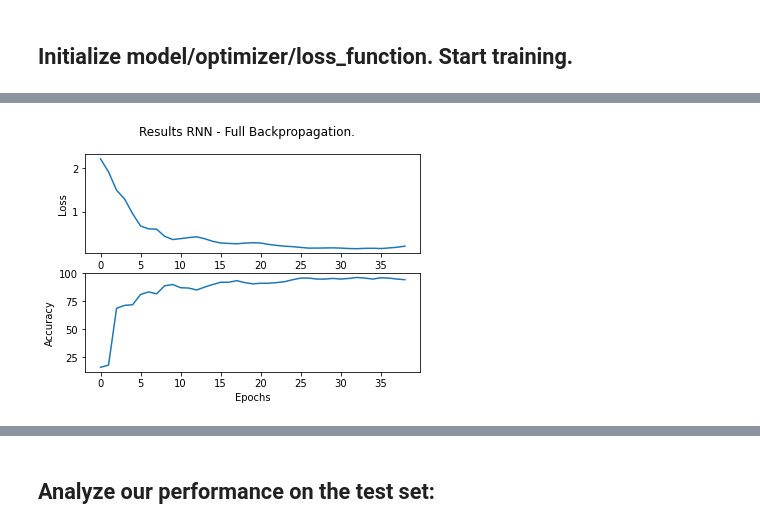
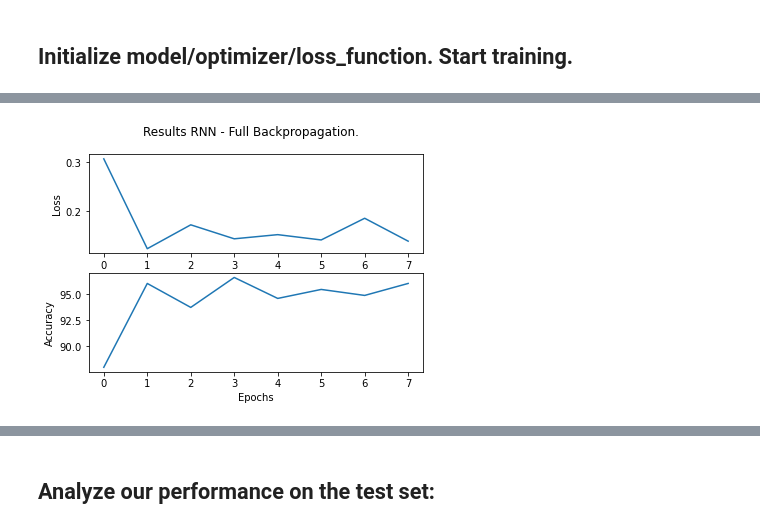
Before and after one commit to wiebetimmers/thesis_project, a Jupyter notebook: main_baseline_new.ipynb, the cells around one changed output, grey strips where cells are left out. Drawn from its saved outputs; the diff is of its cells as text; code cells hidden in the pictures.

Commit message:
Corrected some errors, implemented minibatch GD again
The reservoir now performs better  (around 30% accuracy) . Baseline model around 90% .

```diff
--- a/main_baseline_new.ipynb
+++ b/main_baseline_new.ipynb
@@ -240,7 +247,6 @@ def accuracy(pred_targets_list, gold_targets_list):
 
 # Evaluation -> used for validation and test set.
 def evaluation(val_loader, model, epoch, loss_function):
-    hidden = model.initHidden()
 
     #Evaluating our performance so far
     model.eval()
@@ -256,7 +262,7 @@ def evaluation(val_loader, model, epoch, loss_function):
     # Iterating over the validation set batches, acquiring tensor formatted results.
     for indx_batch, (batch, targets) in enumerate(val_loader):
 
-        output, hidden = model.forward(batch, hidden)
+        output = model.forward(batch)
         pred_targets = np.array([])
         for item in output:
             pred_targets = np.append(pred_targets, categoryFromOutput(item))
@@ -287,7 +293,6 @@ def training(model, train_loader, val_loader, num_epochs, optimizer, loss_functi
     loss_results = []
     best_loss = 10000 # Picking random high number to assure correct functionality
     loss_iter = 0
-    t = 0
 
     # Initialize hidden layers
 
@@ -296,15 +301,12 @@ def training(model, train_loader, val_loader, num_epochs, optimizer, loss_functi
 
     for epoch in range(num_epochs):
         # Training
-
-        # Initialize hidden layers
-        hidden = model.initHidden()
         model.train()
 
         # Processing batch by batch
         for indx_batch, (batch, targets) in enumerate(train_loader):
 
-            output, hidden = model.forward(batch, hidden)
+            output = model.forward(batch)
 
             targets = targets.long()
 
@@ -313,13 +315,10 @@ def training(model, train_loader, val_loader, num_epochs, optimizer, loss_functi
             # Optional print of loss per batch
             #print('Loss in batch %s is: %s' %(indx_batch, loss))
 
-        #Perform back prop after each epoch
-        # Previously: Inplace error because of the mini-batch gradient descent approach, now only
-        # backpropagate after every epoch.
-
-        optimizer.zero_grad()
-        loss.backward(retain_graph=True)
-        optimizer.step()
+            # Backpropagate after every batch feed - mini batch gradient descent
+            optimizer.zero_grad()
+            loss.backward(retain_graph=True)
+            optimizer.step()
 
         # Perform evaluation after each epoch
         epoch, loss_eval, accuracy_eval = evaluation(val_loader, model, epoch, loss_function)
@@ -355,15 +354,16 @@ INPUT_SIZE_MNIST = 784  # 28 * 28 pixels
 BATCH_SIZE = 50
 n_hidden = 128
 n_labels = 10
-n_epochs = 100
+n_epochs = 50
 lr_SGD = 0.0001
 momentum_SGD = 0.9
 max_loss_iter = 5
+T = 5
 # %% [markdown]
 ## Initialize model/optimizer/loss_function. Start training.
 # %%
 # Perform training on the DIGITS dataset
-model = RNN(INPUT_SIZE_DIGITS, n_hidden, n_labels, dataset_MNIST = False)
+model = RNN(INPUT_SIZE_DIGITS, n_hidden, n_labels, T, dataset_MNIST = False)
 optimizer = optim.SGD([p for p in model.parameters() if p.requires_grad == True], lr=lr_SGD, momentum=momentum_SGD)
 loss_function = nn.NLLLoss(reduction='sum') # Mean is also possible.
 
@@ -389,3 +383,3 @@ Epoch: 38 - Loss of: 0.2043388625553676 - Accuracy of: 94.0
-[figure, old version]
+[figure, new version]
 # %%
 # Perform training on the MNIST dataset
```
Also changed, not shown: parts of 7 cells of this notebook, 5 other files.
